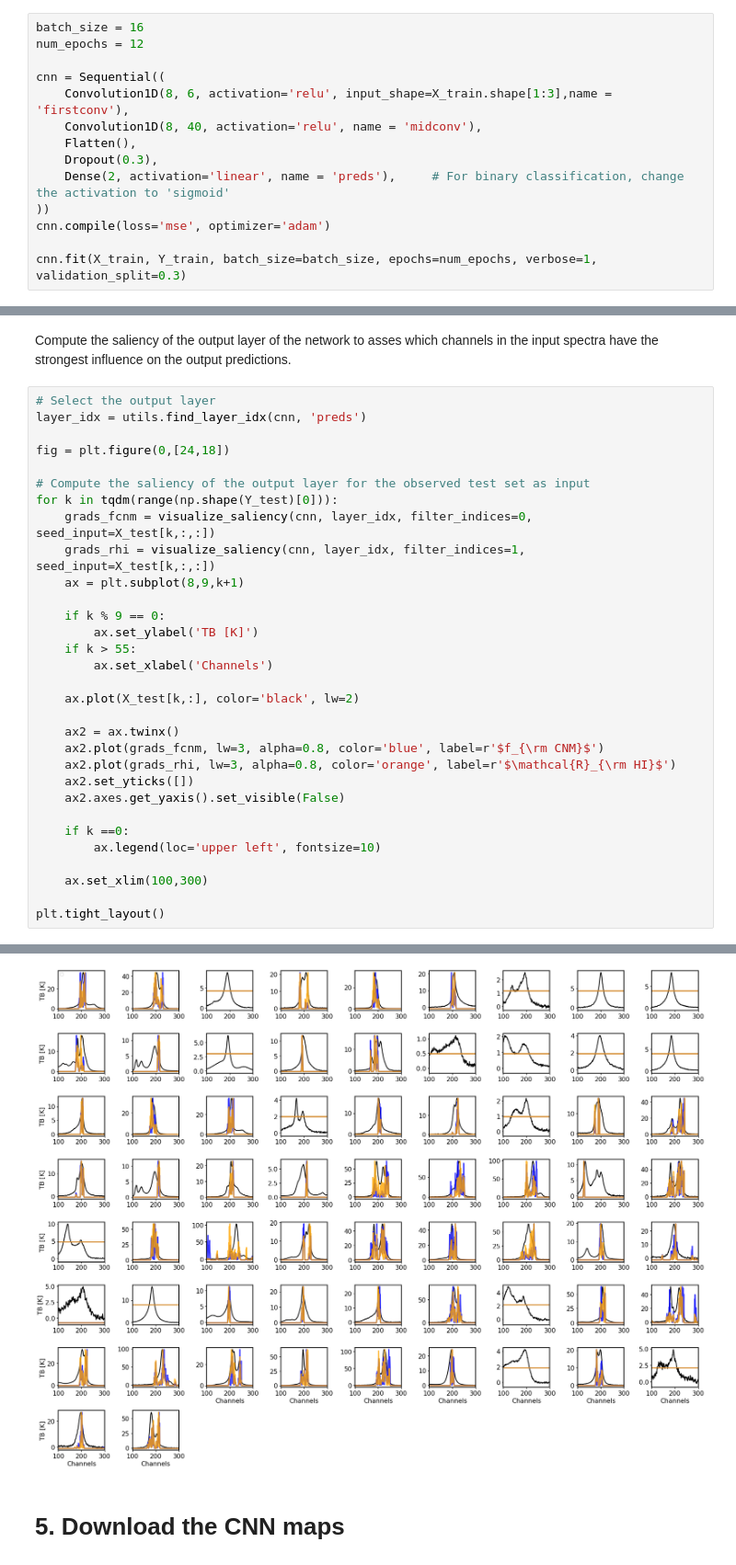
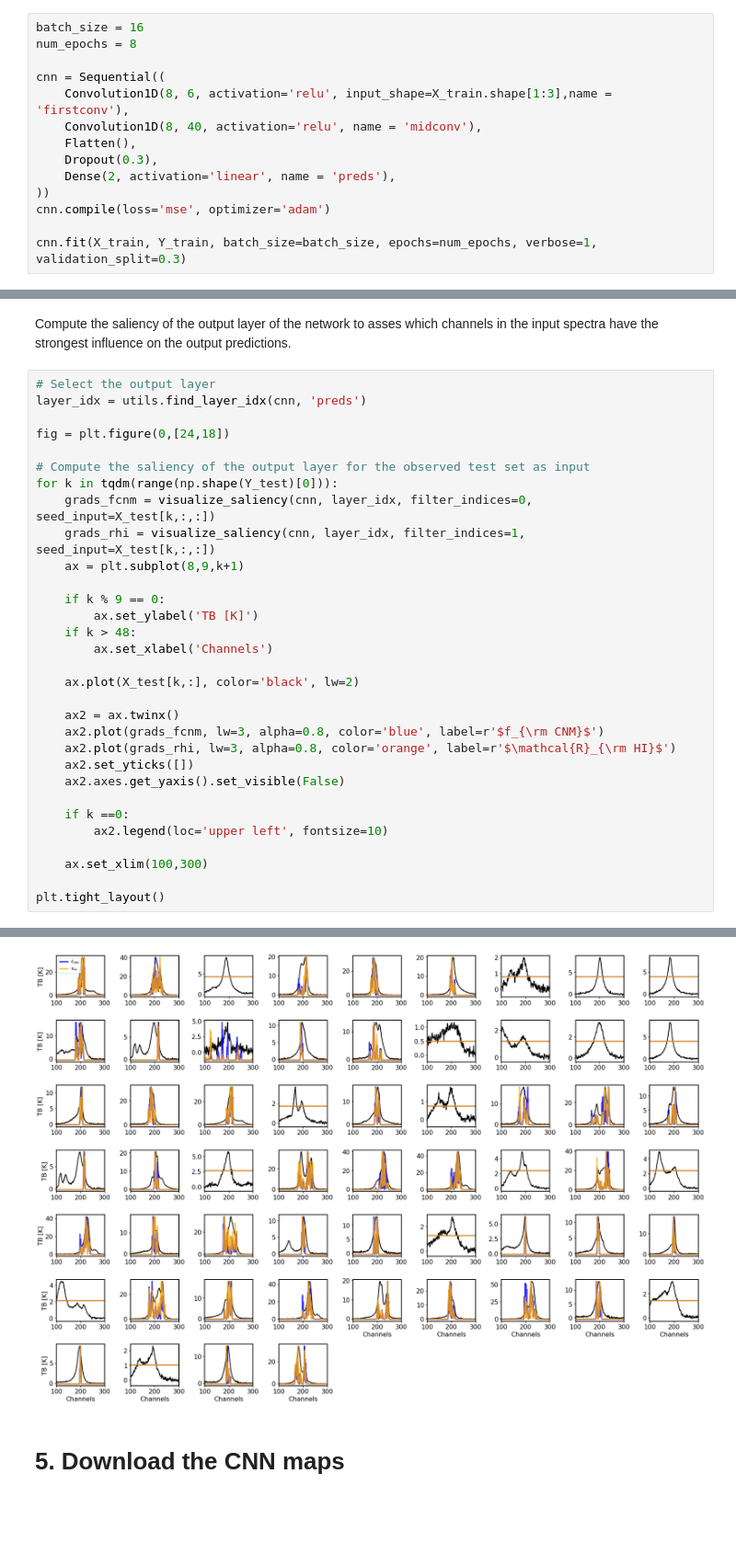
Before and after one commit to cmurray-astro/CNN_forthe_CNM, a Jupyter notebook: MPK20_analysis.ipynb, the cells around one changed output, grey strips where cells are left out. Shown at 92% size. Saved outputs shown, nothing was run; the diff lists cells and outputs as text; blank space fills up the shorter version.

```diff
--- a/MPK20_analysis.ipynb
+++ b/MPK20_analysis.ipynb
@@ -133,14 +104,14 @@ X_test = X_test.reshape(X_test.shape[0],  X_test.shape[1], 1)
 Construct the 1D CNN, compile it, and fit the parameters using the training data.
 # %%
 batch_size = 16
-num_epochs = 12
+num_epochs = 8
 
 cnn = Sequential((
     Convolution1D(8, 6, activation='relu', input_shape=X_train.shape[1:3],name = 'firstconv'),
     Convolution1D(8, 40, activation='relu', name = 'midconv'),
     Flatten(),
     Dropout(0.3),
-    Dense(2, activation='linear', name = 'preds'),     # For binary classification, change the activation to 'sigmoid'
+    Dense(2, activation='linear', name = 'preds'),
 ))
 cnn.compile(loss='mse', optimizer='adam')
 
@@ -256,7 +207,7 @@ for k in tqdm(range(np.shape(Y_test)[0])):
 
     if k % 9 == 0:
         ax.set_ylabel('TB [K]')
-    if k > 55:
+    if k > 48:
         ax.set_xlabel('Channels')
 
     ax.plot(X_test[k,:], color='black', lw=2)
@@ -268,7 +219,7 @@ for k in tqdm(range(np.shape(Y_test)[0])):
     ax2.axes.get_yaxis().set_visible(False)
 
     if k ==0:
-        ax.legend(loc='upper left', fontsize=10)
+        ax2.legend(loc='upper left', fontsize=10)
 
     ax.set_xlim(100,300)
 
@@ -279,4 +229,4 @@ No handles with labels found to put in legend.
-[figure, old version]
+[figure, new version]
 # %% [markdown]
 # 5. Download the CNN maps
 # %% [markdown]
```
Also changed, not shown: parts of 15 cells of this notebook, 1 other file.
